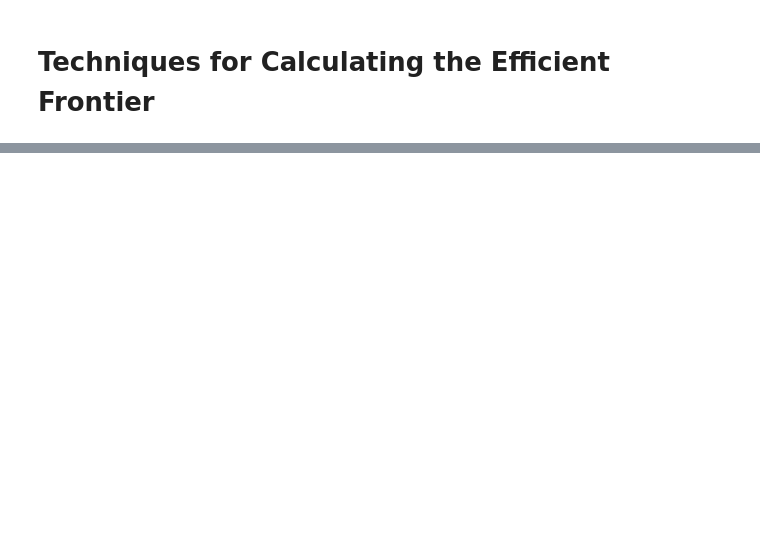
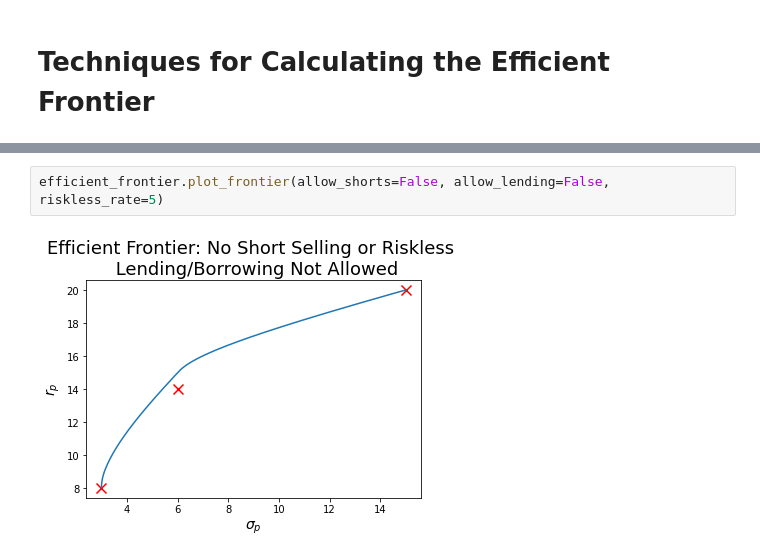
Before and after one commit to mjhoshea/portfolio-optimisation, a Jupyter notebook: notebooks/ch6.ipynb, the cells around one changed output, grey strips where cells are left out. Drawn from its saved outputs; the diff is of its cells as text; blank space fills up the shorter version.

```diff
--- a/notebooks/ch6.ipynb
+++ b/notebooks/ch6.ipynb
@@ -463,0 +130,4 @@ efficient_frontier(avg_ret, cov)
+# %%
+efficient_frontier.plot_frontier(allow_shorts=False, allow_lending=False, riskless_rate=5)
+# %% [output]
+[figure, added]
```
Also changed, not shown: parts of 85 cells of this notebook, 2 other files.
